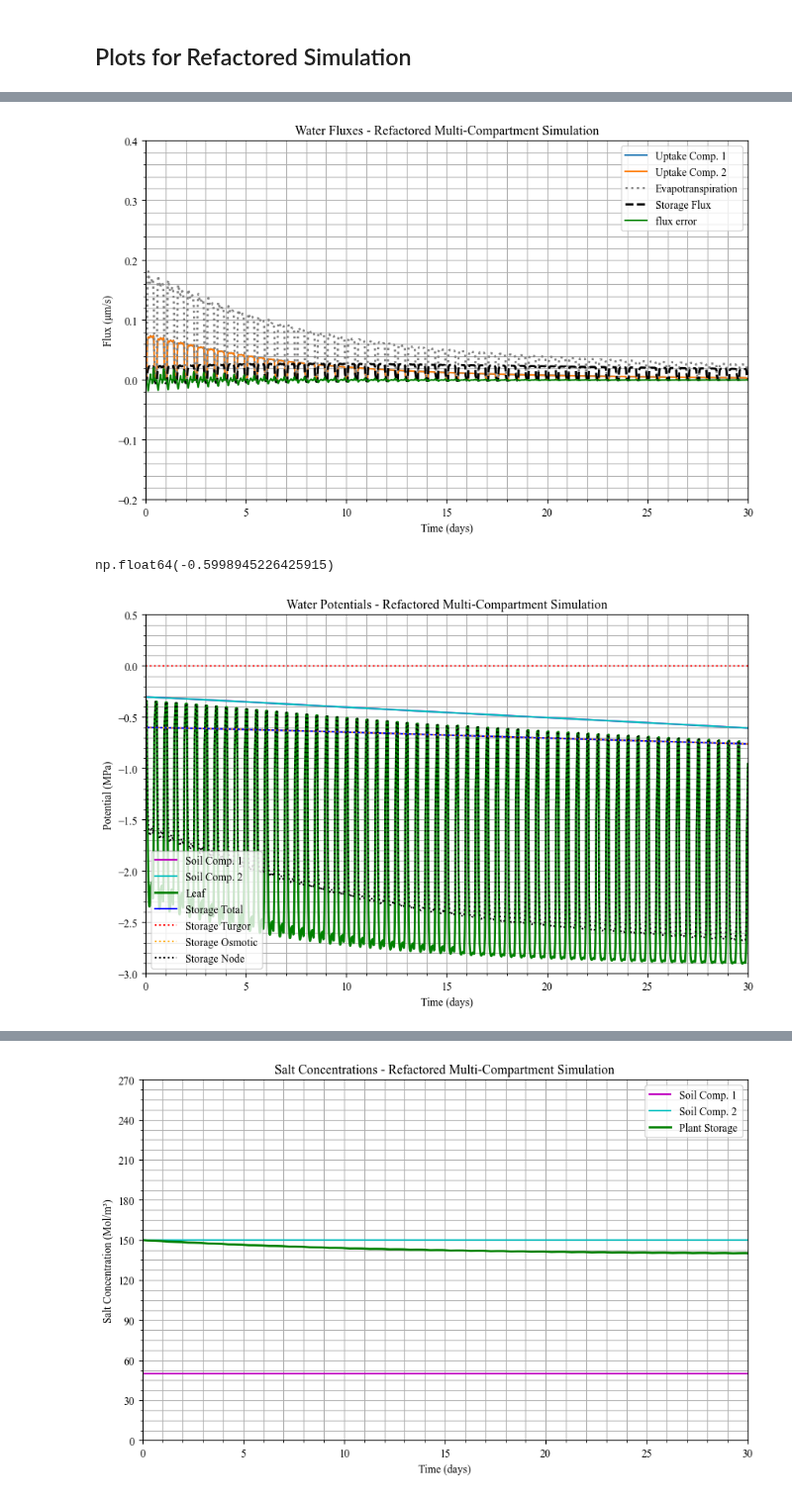
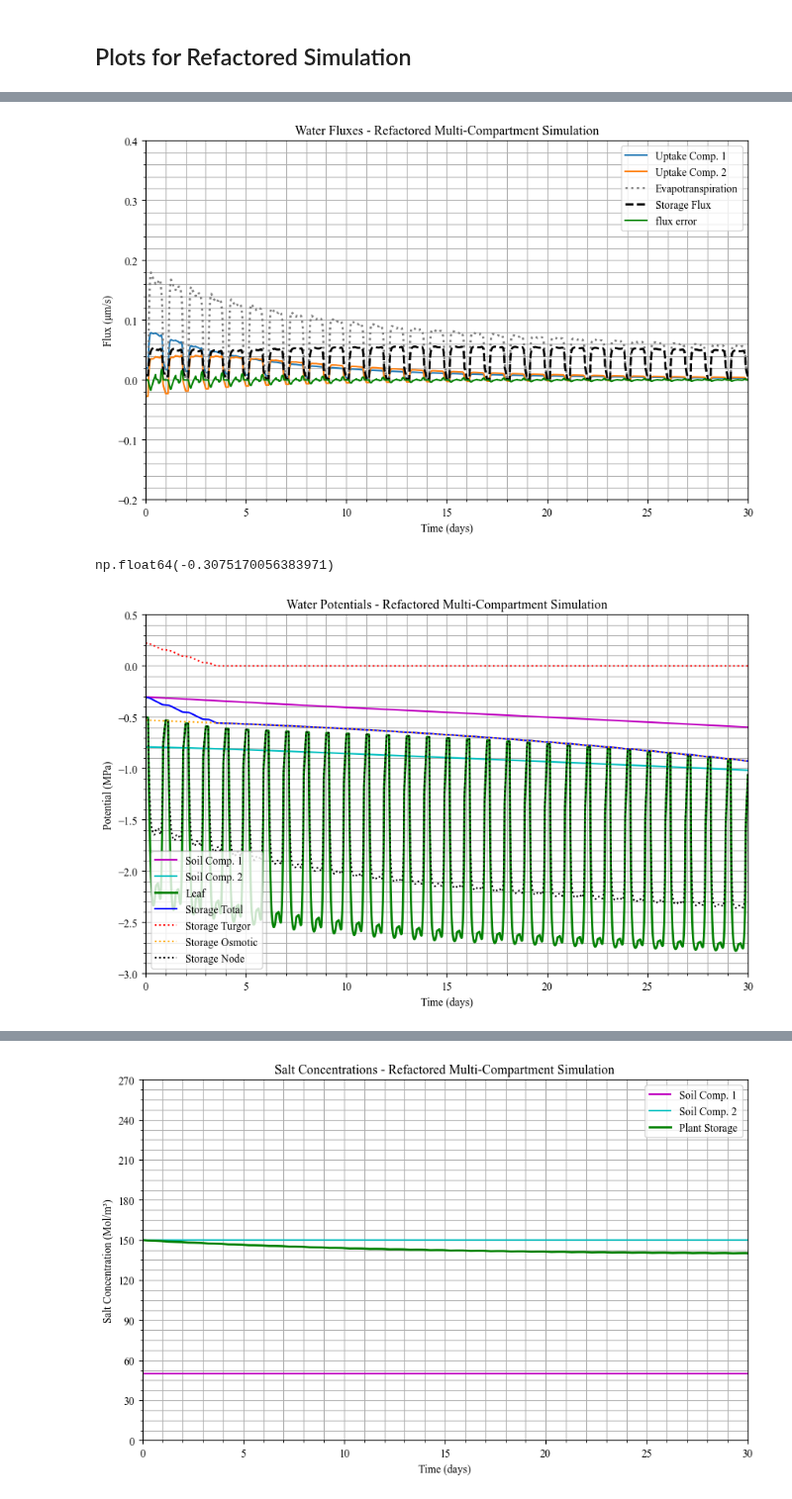
Before and after one commit to jagottlieb/Photo3-Plant-Salinity-Traits, a Jupyter notebook: Archive/Main_notebook_v1.ipynb, the cells around one changed output, grey strips where cells are left out. Shown at 99% size. Saved outputs shown, nothing was run; the diff lists cells and outputs as text; code cells hidden in the pictures.

```diff
--- a/Archive/Main_notebook_v1.ipynb
+++ b/Archive/Main_notebook_v1.ipynb
@@ -297,7 +297,7 @@ Refactored classes imported successfully
 num_compartments = 2
 zr_arr = np.array([1.0, 1.0])  # Root zone depth for each compartment (m)
 s_init_arr = np.array([0.5, 0.5])  # Initial soil moisture for each compartment
-cs_init_arr = np.array([50., 50.])  # Initial salt concentration for each compartment (Mol/m³)
+cs_init_arr = np.array([50., 150.])  # Initial salt concentration for each compartment (Mol/m³)
 root_frac_arr = np.array([0.5, 0.5])  # Root fraction in each compartment (must sum to 1)
 B_param = 500  # B parameter for Halophyte (can be adjusted based on soil type)
 wr=0.1 # wilting point relative water content
@@ -308,7 +308,7 @@ mcap = 12 # Slope of linear portion of psi_wf curve
 dt = timestepM * 60.0  # Convert to seconds for differential equations
 
 # Plant initial conditions
-vwi_ref = 0.85  # Initial storage volume fraction
+vwi_ref = 0.95  # Initial storage volume fraction
 cw_init_ref = 150.  # Initial plant salt concentration (Mol/m³)
 
 # Species and atmosphere setup (same as before)
@@ -553,11 +560,11 @@ plt.grid(visible=True, which='both', axis='both')
 plt.legend()
 plt.show()
 # %% [output]
-[figure, old version]
+[figure, new version]
 # %%
 np.array(results_ref['psi_w']).max()
 # %% [output]
-np.float64(-0.5998945226425915)
+np.float64(-0.3075170056383971)
 # %%
 # Water Potentials Plot for Multi-Compartment System
 potents_ref = plt.figure(figsize=(10, 6))
@@ -565,32 +572,32 @@ plt.title('Water Potentials - Refactored Multi-Compartment Simulation')
 plt.ylabel('Potential (MPa)')
 plt.xlabel("Time (days)")
 
 # Plot soil water potential for each compartment
 colors_soil = ['m-', 'c-']
 for j in range(num_compartments):
     plt.plot(timevec[0:daySteps*dispDuration], results_ref['psi_s'][j][0:daySteps*dispDuration],
              colors_soil[j], label=f'Soil Comp. {j+1}')
 
 # Plot leaf water potential
 plt.plot(timevec[0:daySteps*dispDuration], results_ref['psi_l'][0:daySteps*dispDuration],
          'g-', linewidth=2, label='Leaf')
 
 # Plot plant storage potentials
 plt.plot(timevec[0:daySteps*dispDuration], results_ref['psi_w'][0:daySteps*dispDuration],
          'b-', label='Storage Total')
 plt.plot(timevec[0:daySteps*dispDuration], results_ref['psi_w_turgor'][0:daySteps*dispDuration],
          'r:', label='Storage Turgor')
 plt.plot(timevec[0:daySteps*dispDuration], results_ref['psi_w_osm'][0:daySteps*dispDuration],
          'orange', linestyle=':', label='Storage Osmotic')
 plt.plot(timevec[0:daySteps*dispDuration], results_ref['psi_x'][0:daySteps*dispDuration],
          'k--', linestyle=':', label='Storage Node')
 
 plt.xlim(0, dispDuration)
 plt.ylim([-3, 0.5])
 plt.xticks(np.arange(0, dispDuration+1, 5))
 plt.minorticks_on()
 plt.grid(visible=True, which='both', axis='both')
-plt.legend(loc='lower left')
+plt.legend(loc='lower left', bbox_to_anchor=)
 plt.show()
 # %% [output]
-[figure, old version]
+[figure, new version]
```
Also changed, not shown: parts of 9 cells of this notebook, 4 other files.
